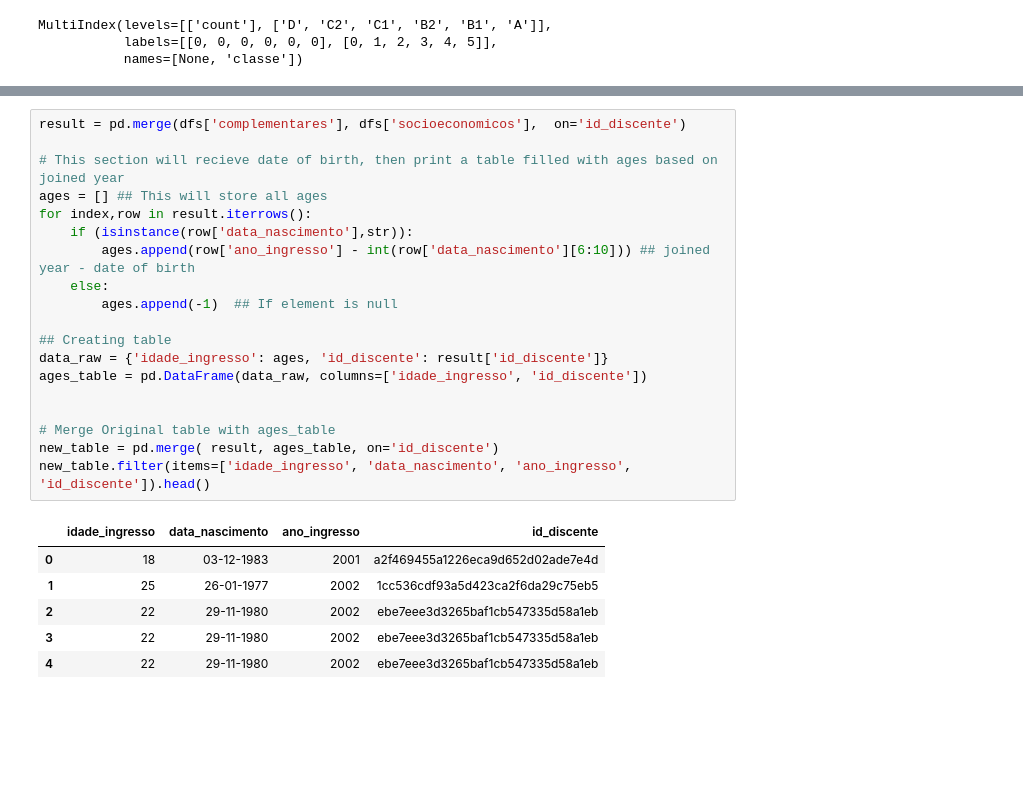
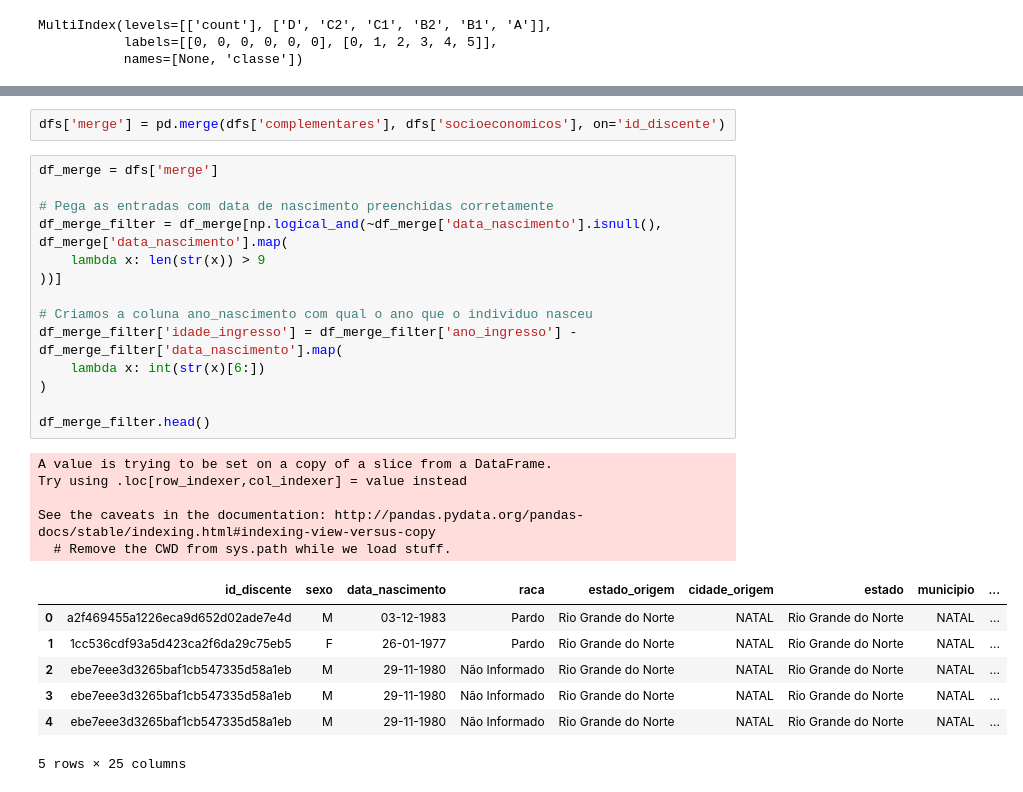
Before and after one commit to alvarofpp/imd0511-discentes, a Jupyter notebook: iolanda.ipynb, the cells around one changed output, grey strips where cells are left out. Cells and saved outputs as stored; diff of their text form; blank space fills up the shorter version.

```diff
--- a/iolanda.ipynb
+++ b/iolanda.ipynb
@@ -153,29 +136,32 @@ dfs['complementares'].head()
 | 2 | d29e0a56e3cc973750e2d2cbabedc449 | F | 09-09-1947 | Não Informado | NaN | NaN | NaN | NaN | ... |
 | 3 | d4f89fe5c6dd43692b3c1fc4ce324fd5 | M | 22-04-1949 | Não Informado | Rio Grande do Norte | NaN | NaN | NaN | ... |
 | 4 | e2f244371122aea4140427ada6f391b4 | M | 21-03-1944 | Não Informado | Rio Grande do Norte | NATAL | Rio Grande do Norte | NATAL | ... |
-# %%
-result = pd.merge(dfs['complementares'], dfs['socioeconomicos'],  on='id_discente')
-
-# This section will recieve date of birth, then print a table filled with ages based on joined year
-ages = [] ## This will store all ages
-for index,row in result.iterrows():
-    if (isinstance(row['data_nascimento'],str)):
-        ages.append(row['ano_ingresso'] - int(row['data_nascimento'][6:10])) ## joined year - date of birth
-    else:
-        ages.append(-1)  ## If element is null
-
-## Creating table
-data_raw = {'idade_ingresso': ages, 'id_discente': result['id_discente']}
-ages_table = pd.DataFrame(data_raw, columns=['idade_ingresso', 'id_discente'])
-
-
-# Merge Original table with ages_table
-new_table = pd.merge( result, ages_table, on='id_discente')
-new_table.filter(items=['idade_ingresso', 'data_nascimento', 'ano_ingresso', 'id_discente']).head()
-# %% [output]
-|  | idade_ingresso | data_nascimento | ano_ingresso | id_discente |
-| 0 | 18 | 03-12-1983 | 2001 | a2f469455a1226eca9d652d02ade7e4d |
-| 1 | 25 | 26-01-1977 | 2002 | 1cc536cdf93a5d423ca2f6da29c75eb5 |
-| 2 | 22 | 29-11-1980 | 2002 | ebe7eee3d3265baf1cb547335d58a1eb |
-| 3 | 22 | 29-11-1980 | 2002 | ebe7eee3d3265baf1cb547335d58a1eb |
-| 4 | 22 | 29-11-1980 | 2002 | ebe7eee3d3265baf1cb547335d58a1eb |
+# %%
+dfs['merge'] = pd.merge(dfs['complementares'], dfs['socioeconomicos'], on='id_discente')
+# %%
+df_merge = dfs['merge']
+
+# Pega as entradas com data de nascimento preenchidas corretamente
+df_merge_filter = df_merge[np.logical_and(~df_merge['data_nascimento'].isnull(), df_merge['data_nascimento'].map(
+    lambda x: len(str(x)) > 9
+))]
+
+# Criamos a coluna ano_nascimento com qual o ano que o individuo nasceu
+df_merge_filter['idade_ingresso'] = df_merge_filter['ano_ingresso'] - df_merge_filter['data_nascimento'].map(
+    lambda x: int(str(x)[6:])
+)
+
+df_merge_filter.head()
+# %% [output]
+A value is trying to be set on a copy of a slice from a DataFrame.
+Try using .loc[row_indexer,col_indexer] = value instead
+
+See the caveats in the documentation: http://pandas.pydata.org/pandas-docs/stable/indexing.html#indexing-view-versus-copy
+  # Remove the CWD from sys.path while we load stuff.
+|  | id_discente | sexo | data_nascimento | raca | estado_origem | cidade_origem | estado | municipio | ... |
+| 0 | a2f469455a1226eca9d652d02ade7e4d | M | 03-12-1983 | Pardo | Rio Grande do Norte | NATAL | Rio Grande do Norte | NATAL | ... |
+| 1 | 1cc536cdf93a5d423ca2f6da29c75eb5 | F | 26-01-1977 | Pardo | Rio Grande do Norte | NATAL | Rio Grande do Norte | NATAL | ... |
+| 2 | ebe7eee3d3265baf1cb547335d58a1eb | M | 29-11-1980 | Não Informado | Rio Grande do Norte | NATAL | Rio Grande do Norte | NATAL | ... |
+| 3 | ebe7eee3d3265baf1cb547335d58a1eb | M | 29-11-1980 | Não Informado | Rio Grande do Norte | NATAL | Rio Grande do Norte | NATAL | ... |
+| 4 | ebe7eee3d3265baf1cb547335d58a1eb | M | 29-11-1980 | Não Informado | Rio Grande do Norte | NATAL | Rio Grande do Norte | NATAL | ... |
+5 rows × 25 columns
```
Also changed, not shown: parts of 12 cells of this notebook.
